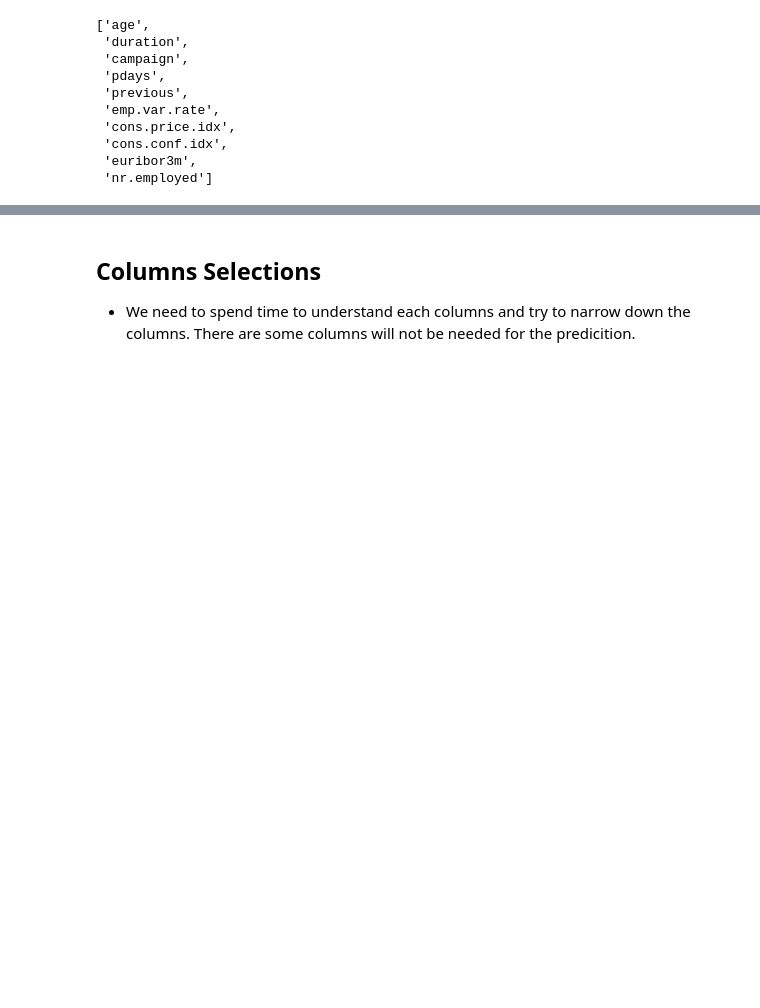
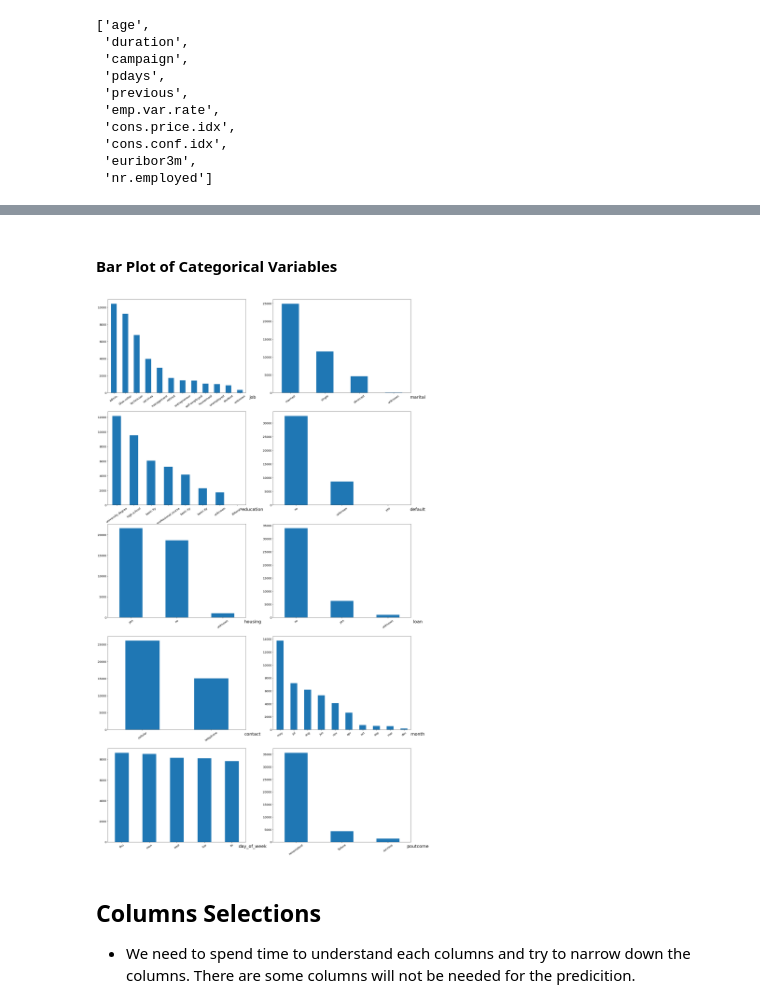
Before and after one commit to emmanguyen0602/Bank-Marketing-Prediction, a Jupyter notebook: Banking Marketing.ipynb, the cells around one changed output, grey strips where cells are left out. Drawn from its saved outputs; the diff is of its cells as text; code cells hidden in the pictures; blank space fills up the shorter version.

```diff
--- a/Banking Marketing.ipynb
+++ b/Banking Marketing.ipynb
@@ -230,3 +272,14 @@ bank.dtypes
+# %% [markdown]
+#### Bar Plot of Categorical Variables
+# %%
+fig = plt.figure(figsize=(25,46))
+for r in range(0,10):
+    ax = fig.add_subplot(5,2,r+1)
+    ax = bank[cat_columns[r]].value_counts().plot(kind = 'bar', rot=35, fontsize = 13)
+    ax.set_xlabel(cat_columns[r],fontsize = 20)
+    ax.xaxis.set_label_coords(1.05, -0.025)
+# %% [output]
+[figure, added]
 # %% [markdown]
 ## Columns Selections
 * We need to spend time to understand each columns and try to narrow down the columns.  There are some columns will not be needed for the predicition.
```
Also changed, not shown: parts of 11 cells of this notebook.
